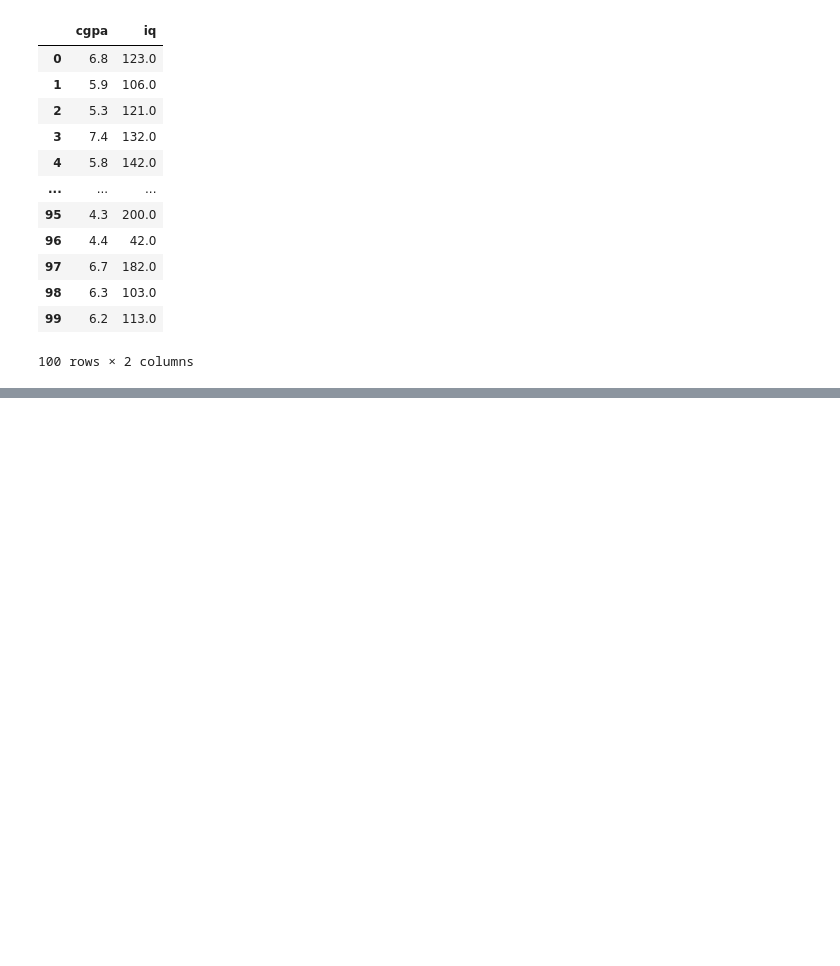
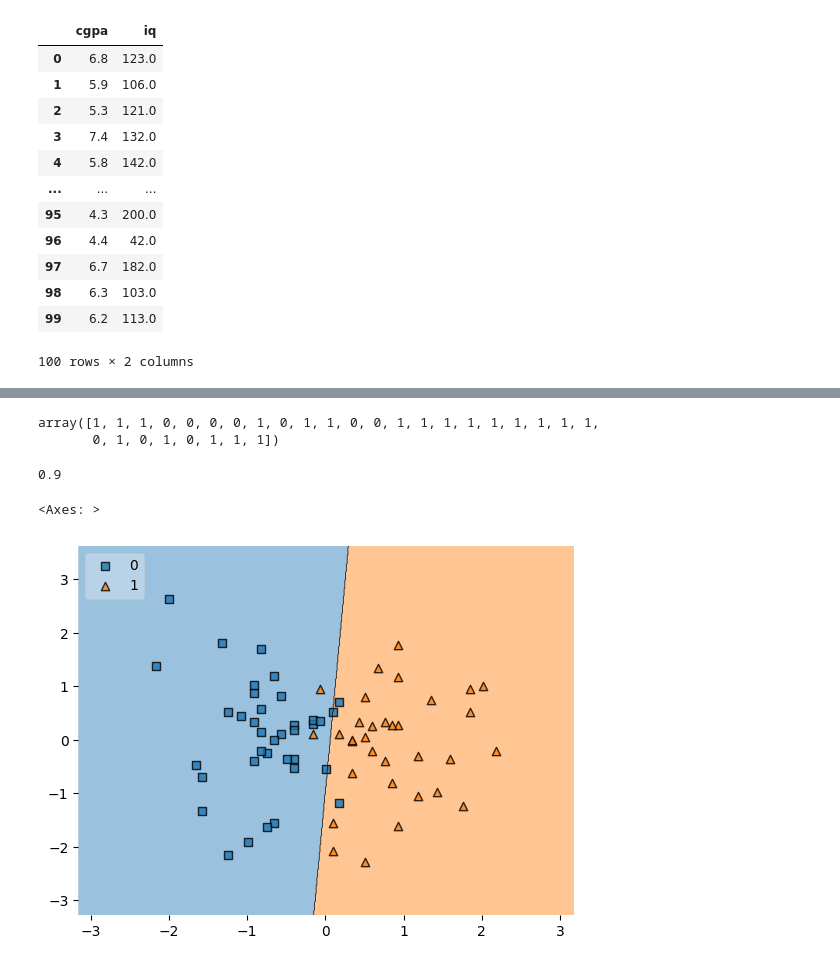
Before and after one commit to revan-desai/machine_learning_for_data_science, a Jupyter notebook: machine_learning_01.ipynb, the cells around one changed output, grey strips where cells are left out. Cells and saved outputs as stored; diff of their text form; code cells hidden in the pictures; blank space fills up the shorter version.

```diff
--- a/machine_learning_01.ipynb
+++ b/machine_learning_01.ipynb
@@ -108,0 +125,8 @@ X_test
+# %%
+from sklearn import preprocessing
+
+scaler=preprocessing.StandardScaler()
+
+scaler.fit_transform(X_train)
+
+scaler.transform(X_test)
@@ -108,0 +151,21 @@ X_test
+# %%
+
+from sklearn.linear_model import LogisticRegression
+
+regr=LogisticRegression()
+
+regr.fit(X_train,y_train)
+
+y_pred=regr.predict(X_test)
+
+y_pred
+# %% [output]
+array([1, 1, 1, 0, 0, 0, 0, 1, 0, 1, 1, 0, 0, 1, 1, 1, 1, 1, 1, 1, 1, 1,
+       0, 1, 0, 1, 0, 1, 1, 1])
+# %%
+
+from sklearn.metrics import accuracy_score
+
+accuracy_score(y_test,y_pred)
+# %% [output]
+0.9
@@ -108,0 +174,7 @@ X_test
+# %%
+plot_decision_regions(X_train, y_train.values, clf=regr, legend=2)
+
+#we can now see a line which devide two sections ....one is for not placed and other for placed student
+# %% [output]
+<Axes: >
+[figure, added]
```
Also changed, not shown: parts of 8 cells of this notebook.
